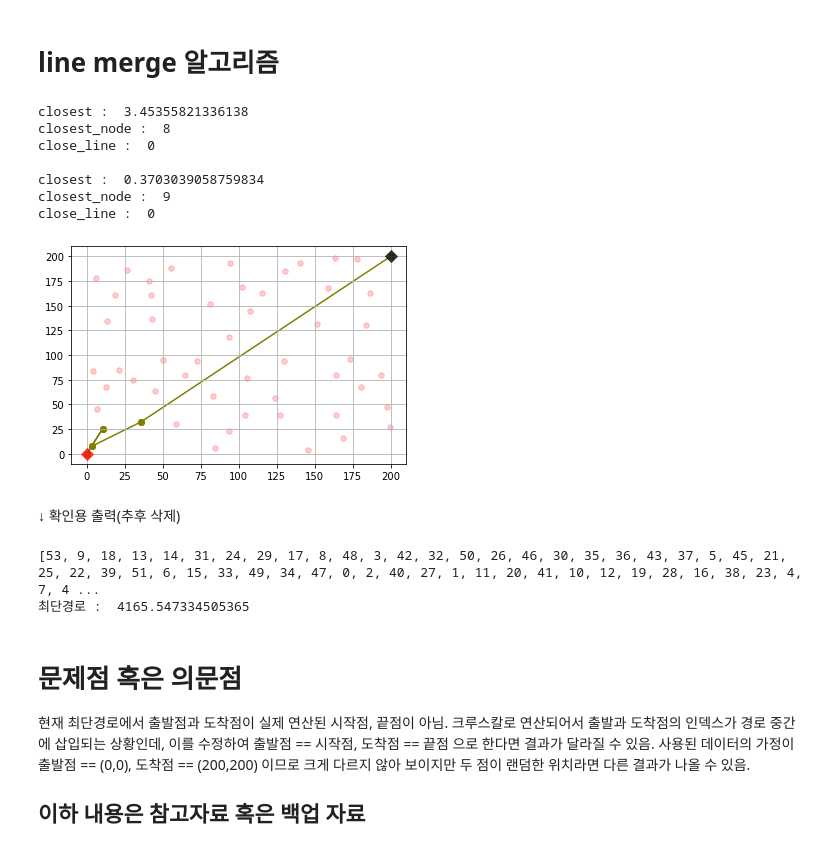
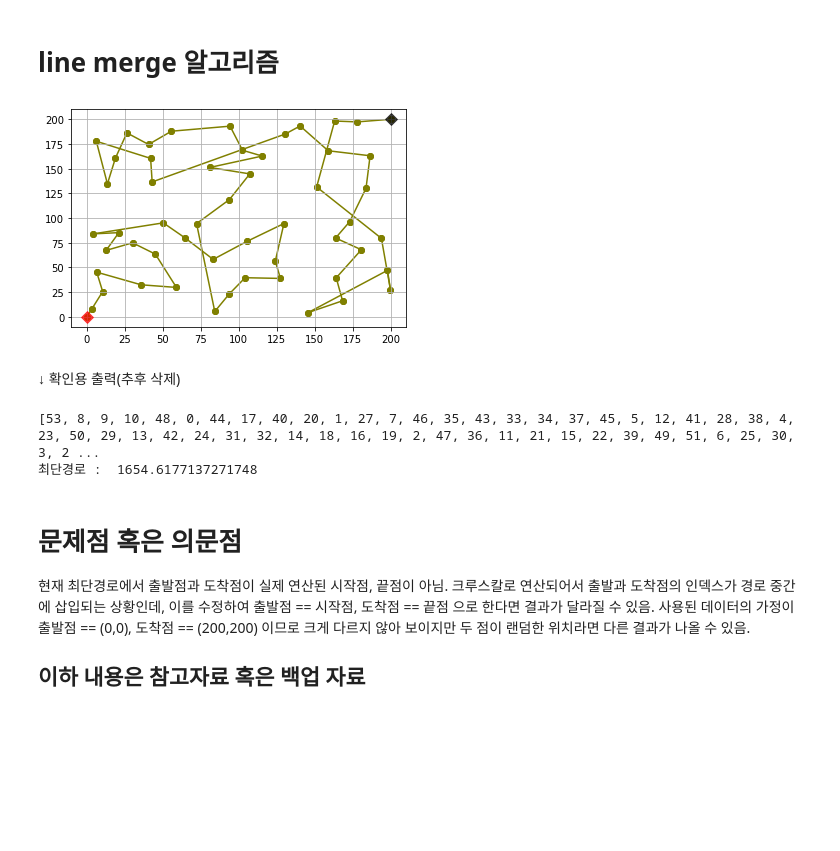
Before and after one commit to YETsong/helloworld, a Jupyter notebook: vol_9_linemerge.ipynb, the cells around one changed output. Cells and saved outputs as stored; diff of their text form; code cells hidden in the pictures; blank space fills up the shorter version.

```diff
--- a/vol_9_linemerge.ipynb
+++ b/vol_9_linemerge.ipynb
@@ -511,7 +511,7 @@ def linemerge (cenoise, routine = False):
             for j in range(len(cenoise)-2):
                 if(score[j] == 1):
                     continue
-                x = node_line_dist(nodes[j], lines[i].left, lines[i].right)
+                x = node_line_dist(nodes[j], lines[i].left, lines[i].right, lines[i])
 
                 # 첫 계산이면(모두 0 이면) 비교 값이 없으므로 저장
                 if ((closest >= x)  or  (close_line == closest == closest_node == 0)):
@@ -523,7 +523,8 @@ def linemerge (cenoise, routine = False):
         lines.insert(close_line+1, LINE(nodes[closest_node], lines[close_line].right))
         lines[close_line].chage_right(nodes[closest_node])
         score[closest_node] = 1
-        print('closest : ',closest,'\nclosest_node : ', closest_node, '\nclose_line : ', close_line, '\n')
+
+        #print('closest : ',closest,'\nclosest_node : ', closest_node, '\nclose_line : ', close_line, '\n')
     return nodes, lines
 # %%
 # 점과 직선 사이의 거리 반환하는 함수(P:점 / A,B: 직선을 만드는 두 점)
@@ -564,30 +580,23 @@ class LINE:
 
         self.dist = math.sqrt((a ** 2) + (b ** 2))
 # %%
-nodes, lines = linemerge(cenoise, 5)
+nodes, lines = linemerge(cenoise)
 
 for i in range(len(lines)):
     lin1 = (lines[i].left.x, lines[i].right.x)
     lin2 = (lines[i].left.y, lines[i].right.y)
     plt.plot(lin1, lin2, marker = 'o', color = 'olive', zorder = 1)
 
 # 노드들(투명), 시작1.시작2.종료(마름모) 추가로 출력 ---- (zorder 수가 높을 수록 상위에 노출됨)
 plt.scatter(end_point[0], end_point[1], marker = 'D', s=70, color = 'black', alpha = 0.7, zorder = 2)
 plt.scatter(start_point_1[0], start_point_1[1], marker = 'D', s=70, color = 'red', alpha = 0.7, zorder = 2)
 #plt.scatter(start_point_2[0], start_point_2[1], marker = 'D', s=50, color = 'cyan', zorder = 2)
 
 plt.scatter(cenoise[:, 0], cenoise[:, 1], marker = 'o', s=30, color = 'red', alpha = 0.2)
 plt.grid(True)
 plt.show()
 # %% [output]
-closest :  3.45355821336138
-closest_node :  8
-close_line :  0
-
-closest :  0.3703039058759834
-closest_node :  9
-close_line :  0
-[figure, old version]
+[figure, new version]
 # %% [markdown]
 ↓ 확인용 출력(추후 삭제)
 # %%
@@ -601,8 +610,8 @@ w.append(lines[len(lines)-1].right.index)
 print(w)
 print('최단경로 : ', sum_dist)
 # %% [output]
-[53, 9, 18, 13, 14, 31, 24, 29, 17, 8, 48, 3, 42, 32, 50, 26, 46, 30, 35, 36, 43, 37, 5, 45, 21, 25, 22, 39, 51, 6, 15, 33, 49, 34, 47, 0, 2, 40, 27, 1, 11, 20, 41, 10, 12, 19, 28, 16, 38, 23, 4, 7, 4 ...
-최단경로 :  4165.547334505365
+[53, 8, 9, 10, 48, 0, 44, 17, 40, 20, 1, 27, 7, 46, 35, 43, 33, 34, 37, 45, 5, 12, 41, 28, 38, 4, 23, 50, 29, 13, 42, 24, 31, 32, 14, 18, 16, 19, 2, 47, 36, 11, 21, 15, 22, 39, 49, 51, 6, 25, 30, 3, 2 ...
+최단경로 :  1654.6177137271748
 # %% [markdown]
 # 문제점 혹은 의문점
 현재 최단경로에서 출발점과 도착점이 실제 연산된 시작점, 끝점이 아님. 크루스칼로 연산되어서 출발과 도착점의 인덱스가 경로 중간에 삽입되는 상황인데, 이를 수정하여 출발점 == 시작점, 도착점 == 끝점 으로 한다면 결과가 달라질 수 있음.
```
Also changed, not shown: parts of 1 cell of this notebook, 1 other file.
